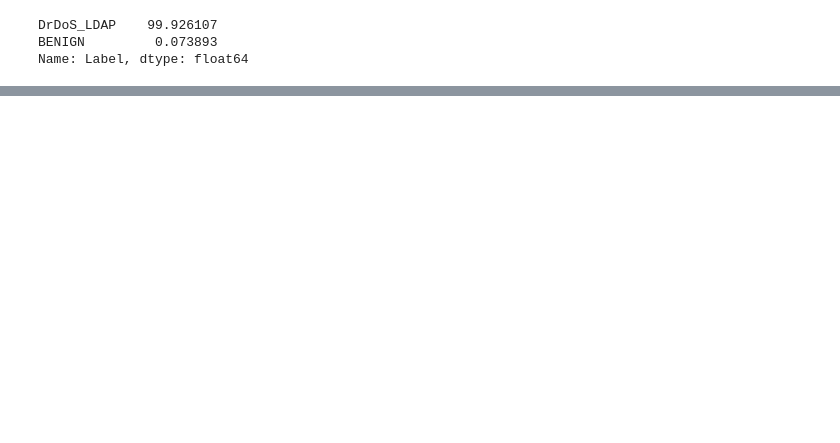
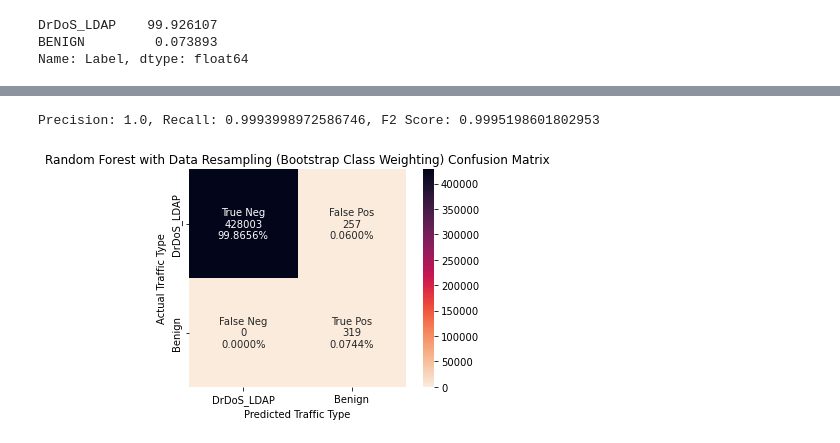
Before and after one commit to VinceDiR/DDoS_traffic_classification, a Jupyter notebook: Working Script.ipynb, the cells around one changed output, grey strips where cells are left out. Drawn from its saved outputs; the diff is of its cells as text; code cells hidden in the pictures; blank space fills up the shorter version.

```diff
--- a/Working Script.ipynb
+++ b/Working Script.ipynb
@@ -312,0 +357,23 @@ plt.title('Random Forest with Data Resampling (Balanced Class Weight) Confusion
+# %%
+with joblib.parallel_backend("dask"):
+    imb_rf3.fit(X_train, y_train)
+# %%
+y_val_preds = imb_rf3.predict(X_val)
+print("Precision: {}, Recall: {}, F2 Score: {}".format(precision_score(y_val, y_val_preds), recall_score(y_val, y_val_preds), fbeta_score(y_val, y_val_preds, beta=2.0)))
+# %% [output]
+Precision: 1.0, Recall: 0.9993998972586746, F2 Score: 0.9995198601802953
+# %%
+imb_rf3_confusion = confusion_matrix(y_val, y_val_preds, labels=[1, 0])
+# %%
+group_names = ['True Neg', 'False Pos', 'False Neg', 'True Pos']
+group_counts = ["{0:0.0f}".format(value) for value in imb_rf3_confusion.flatten()]
+group_percentages = ["{0:0.4%}".format(value) for value in imb_rf3_confusion.flatten()/np.sum(imb_rf3_confusion)]
+labels = [f"{v1}\n{v2}\n{v3}" for v1, v2, v3 in zip(group_names,group_counts,group_percentages)]
+labels = np.asarray(labels).reshape(2,2)
+# %%
+sns.heatmap(imb_rf3_confusion,cmap='rocket_r', annot=labels, fmt='', square=True, xticklabels=['DrDoS_LDAP', 'Benign'], yticklabels=['DrDoS_LDAP', 'Benign'])
+plt.xlabel('Predicted Traffic Type')
+plt.ylabel('Actual Traffic Type')
+plt.title('Random Forest with Data Resampling (Bootstrap Class Weighting) Confusion Matrix');
+# %% [output]
+[figure, added]
```
Also changed, not shown: parts of 23 cells of this notebook.
